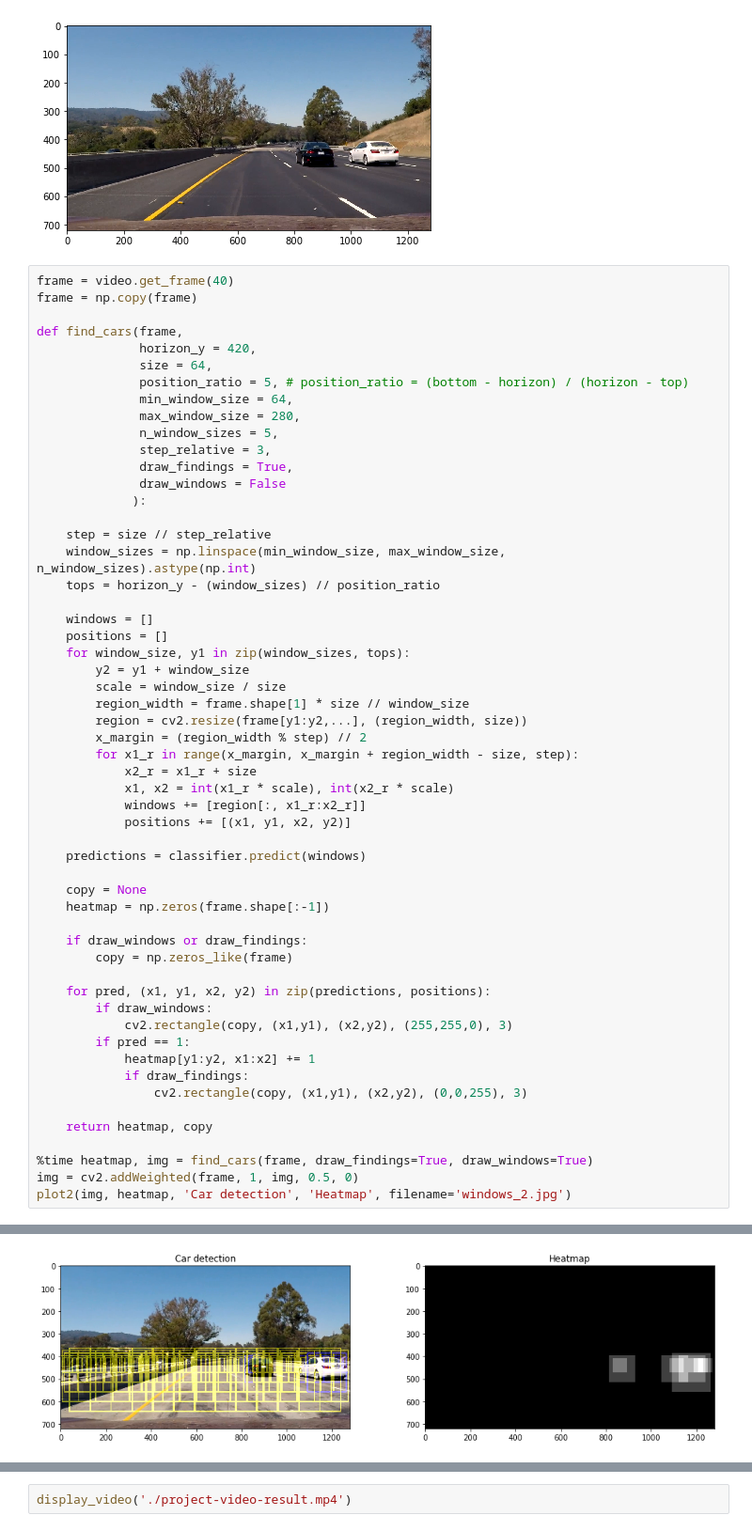
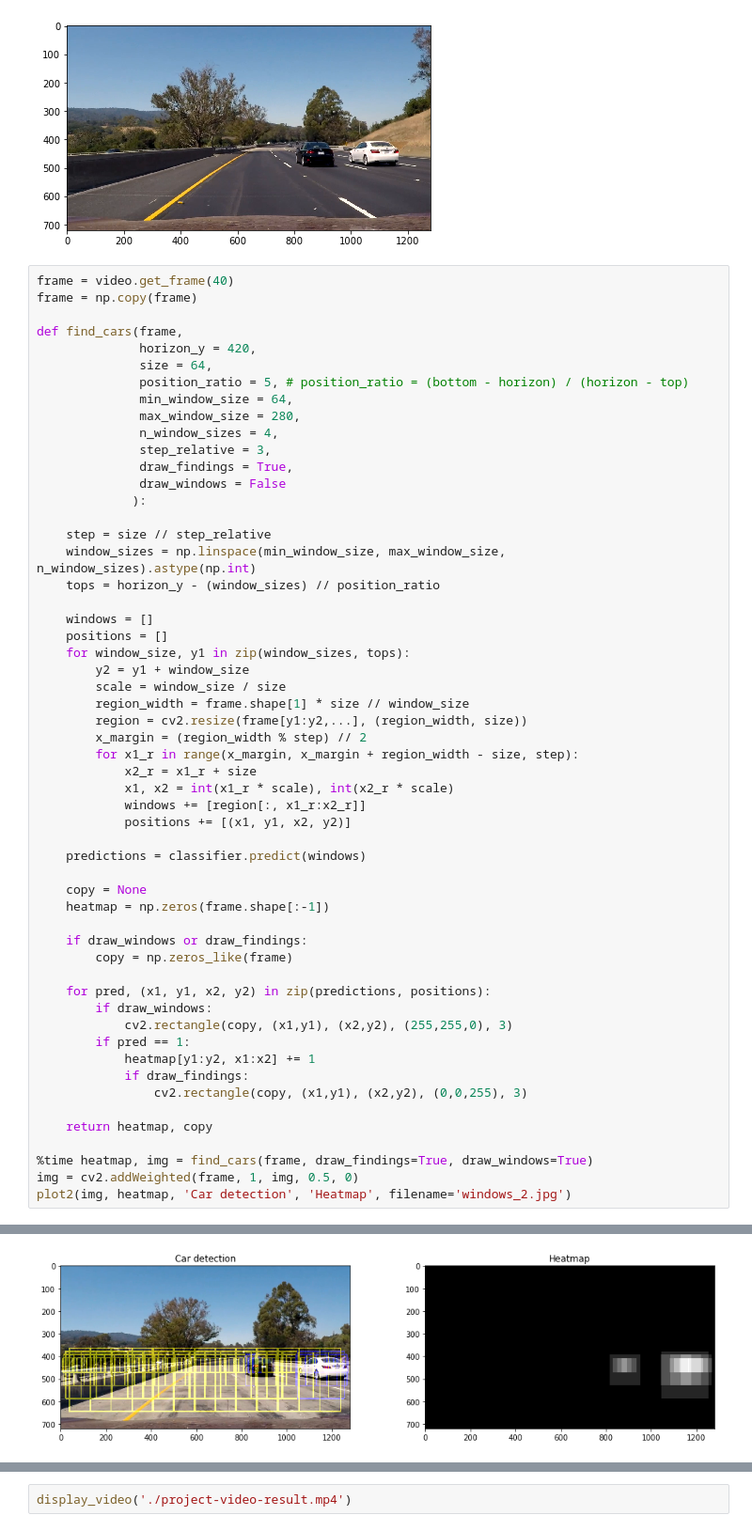
Before and after one commit to undo76/CarND-Vehicle-Detection, a Jupyter notebook: Vehicle-detection.ipynb, the cells around one changed output, grey strips where cells are left out. Shown at 94% size. Saved outputs shown, nothing was run; the diff lists cells and outputs as text.

```diff
--- a/Vehicle-detection.ipynb
+++ b/Vehicle-detection.ipynb
@@ -485,7 +487,7 @@ def find_cars(frame,
               position_ratio = 5, # position_ratio = (bottom - horizon) / (horizon - top)
               min_window_size = 64,
               max_window_size = 280,
-              n_window_sizes = 5,
+              n_window_sizes = 4,
               step_relative = 3,
               draw_findings = True,
               draw_windows = False
@@ -536 +538 @@ Wall time: 219 ms
-[figure, old version]
+[figure, new version]
```
Also changed, not shown: parts of 8 cells of this notebook, 3 other files.
